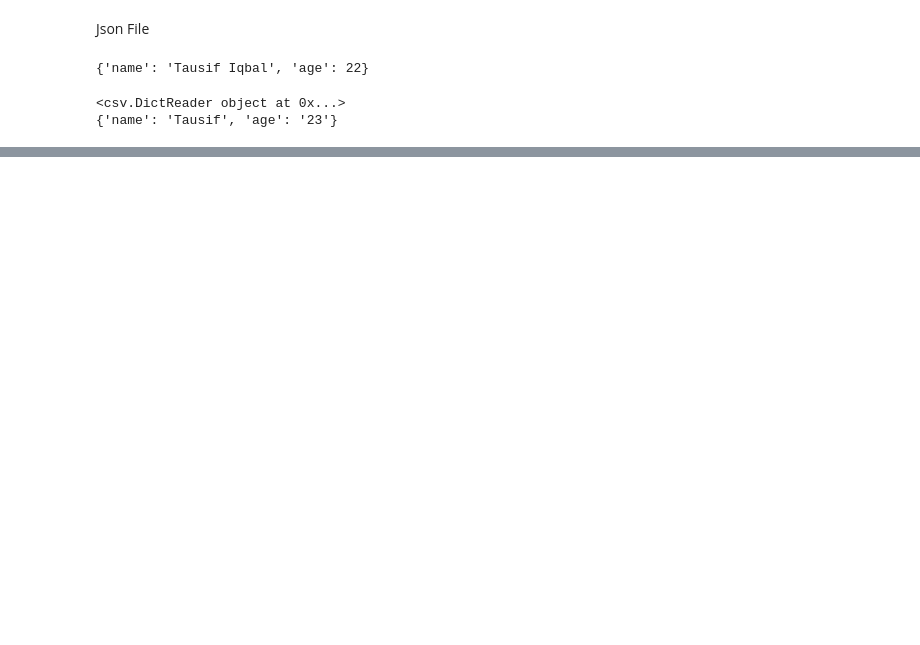
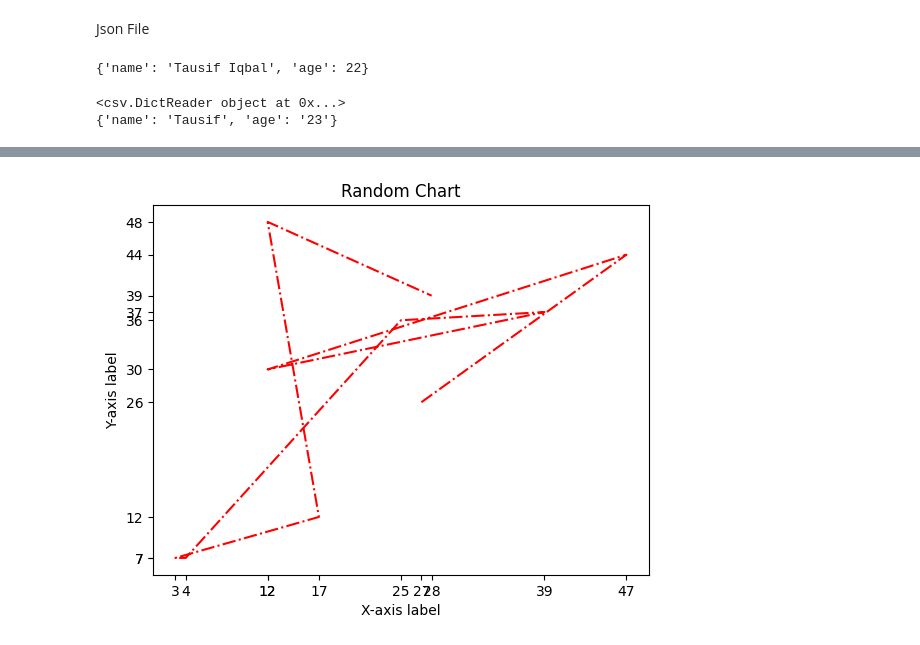
Before and after one commit to Tausif0209/IPA_Python_Practice, a Jupyter notebook: day8.ipynb, the cells around one changed output, grey strips where cells are left out. Saved outputs shown, nothing was run; the diff lists cells and outputs as text; code cells hidden in the pictures; blank space fills up the shorter version.

```diff
--- a/day8.ipynb
+++ b/day8.ipynb
@@ -113,0 +394,10 @@ with open("data.csv","r",newline="") as file:
+# %%
+plt.title("Random Chart")
+plt.xlabel("X-axis label")
+plt.ylabel("Y-axis label")
+plt.xticks(x)
+plt.yticks(y)
+plt.plot(x,y,color="red",linestyle='-.')
+plt.show()
+# %% [output]
+[figure, added]
```
Also changed, not shown: parts of 71 cells of this notebook, 6 other files.
